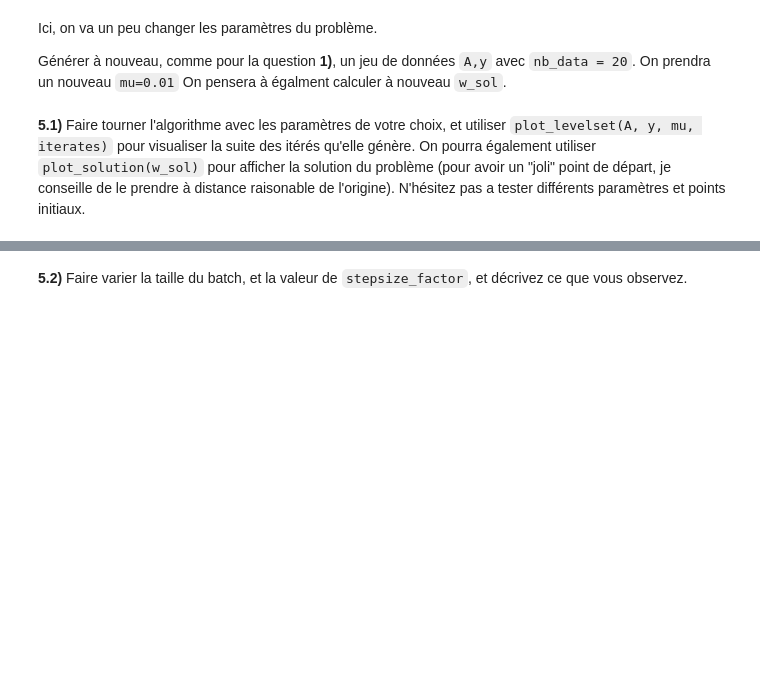
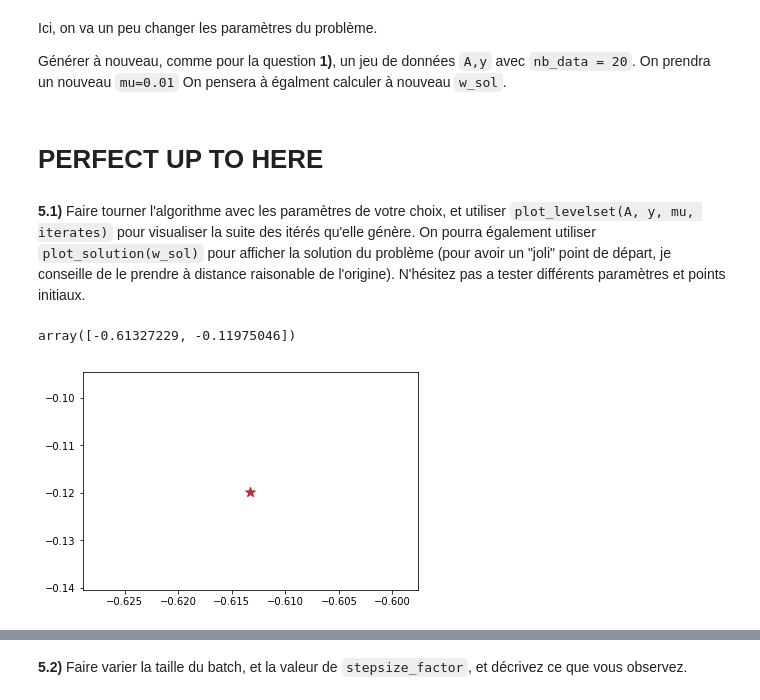
Before and after one commit to JLechuga94/ML-Optimisation, a Jupyter notebook: TP_students.ipynb, the cells around one changed output, grey strips where cells are left out. Drawn from its saved outputs; the diff is of its cells as text; code cells hidden in the pictures; blank space fills up the shorter version.

```diff
--- a/TP_students.ipynb
+++ b/TP_students.ipynb
@@ -764,6 +760,8 @@ def plot_solution(w_sol, radius=None):
 Ici, on va un peu changer les paramètres du problème.
 
 Générer à nouveau, comme pour la question **1)**, un jeu de données `A,y` avec `nb_data = 20`. On prendra un nouveau `mu=0.01` On pensera à égalment calculer à nouveau `w_sol`.
+# %% [markdown]
+# PERFECT UP TO HERE
 # %%
 nb_data = 20
 A= randn(nb_data,2)
@@ -773,6 +771,14 @@ mu=0.01
 **5.1)** Faire tourner l'algorithme avec les paramètres de votre choix, et utiliser `plot_levelset(A, y, mu, iterates)` pour visualiser la suite des itérés qu'elle génère. On pourra également utiliser `plot_solution(w_sol)` pour afficher la solution du problème (pour avoir un "joli" point de départ, je conseille de le prendre à distance raisonable de l'origine). N'hésitez pas a tester différents paramètres et points initiaux.
 # %%
 a = SGD(A,y,mu, 600, len(A), 0.5, 10*randn(2))
+# %%
+a[0]
+# %% [output]
+array([-0.61327229, -0.11975046])
+# %%
+plot_solution(a[0])
+# %% [output]
+[figure, added]
 # %%
 plot_levelset(A, y, mu, iterates)
 # %% [output]
```
Also changed, not shown: parts of 11 cells of this notebook.
